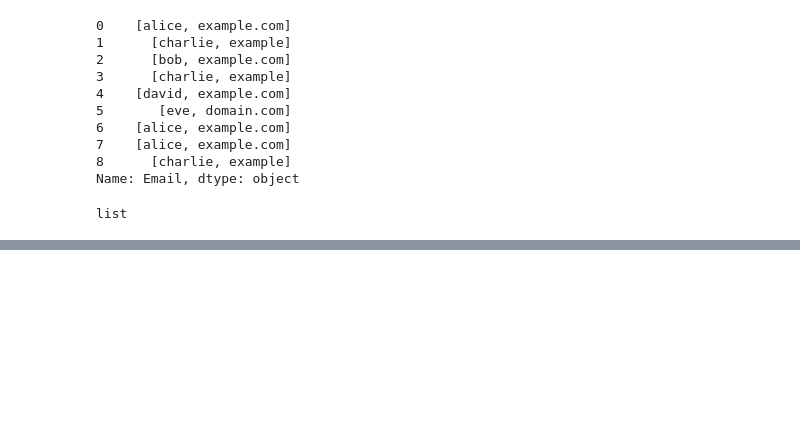
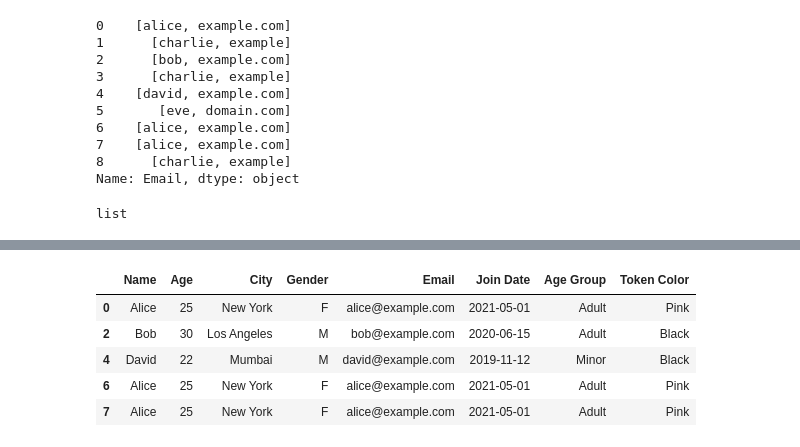
Before and after one commit to yashmahajancd/ULTIMATE-JOB-READY-DATA-SCIENCE, a Jupyter notebook: 07-pandas/05_data_cleaning_and_preprocessing.ipynb, the cells around one changed output, grey strips where cells are left out. Cells and saved outputs as stored; diff of their text form; code cells hidden in the pictures; blank space fills up the shorter version.

```diff
--- a/07-pandas/05_data_cleaning_and_preprocessing.ipynb
+++ b/07-pandas/05_data_cleaning_and_preprocessing.ipynb
@@ -360,0 +374,2 @@ list
+# %%
+df2['Age'] = df2['Age'].astype('int64')
@@ -360,0 +401,2 @@ list
+# %%
+df2['Join Date'] = pd.to_datetime(df2['Join Date'], format='%d-%m-%Y')
@@ -360,0 +435,2 @@ list
+# %%
+df2['Age Group'] = df2['Age'].apply(lambda x: "Adult" if x >= 25 else "Minor")
@@ -360,0 +446,14 @@ list
+# %%
+def token_color(x):
+    return "Black" if x == "M" else "Pink"
+
+df2['Token Color'] = df2['Gender'].apply(token_color)
+# %%
+df2
+# %% [output]
+|  | Name | Age | City | Gender | Email | Join Date | Age Group | Token Color |
+| 0 | Alice | 25 | New York | F | alice@example.com | 2021-05-01 | Adult | Pink |
+| 2 | Bob | 30 | Los Angeles | M | bob@example.com | 2020-06-15 | Adult | Black |
+| 4 | David | 22 | Mumbai | M | david@example.com | 2019-11-12 | Minor | Black |
+| 6 | Alice | 25 | New York | F | alice@example.com | 2021-05-01 | Adult | Pink |
+| 7 | Alice | 25 | New York | F | alice@example.com | 2021-05-01 | Adult | Pink |
```
Also changed, not shown: parts of 19 cells of this notebook.
